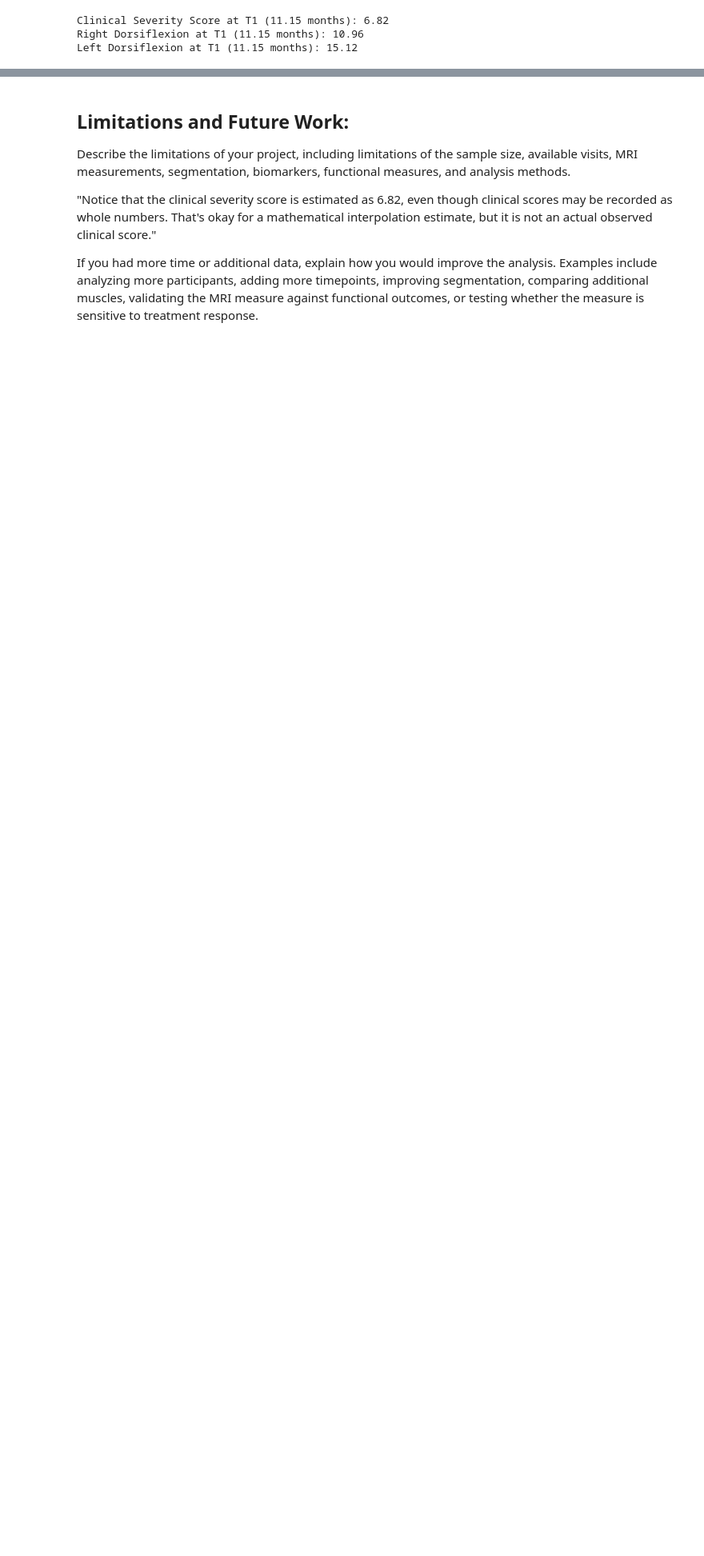
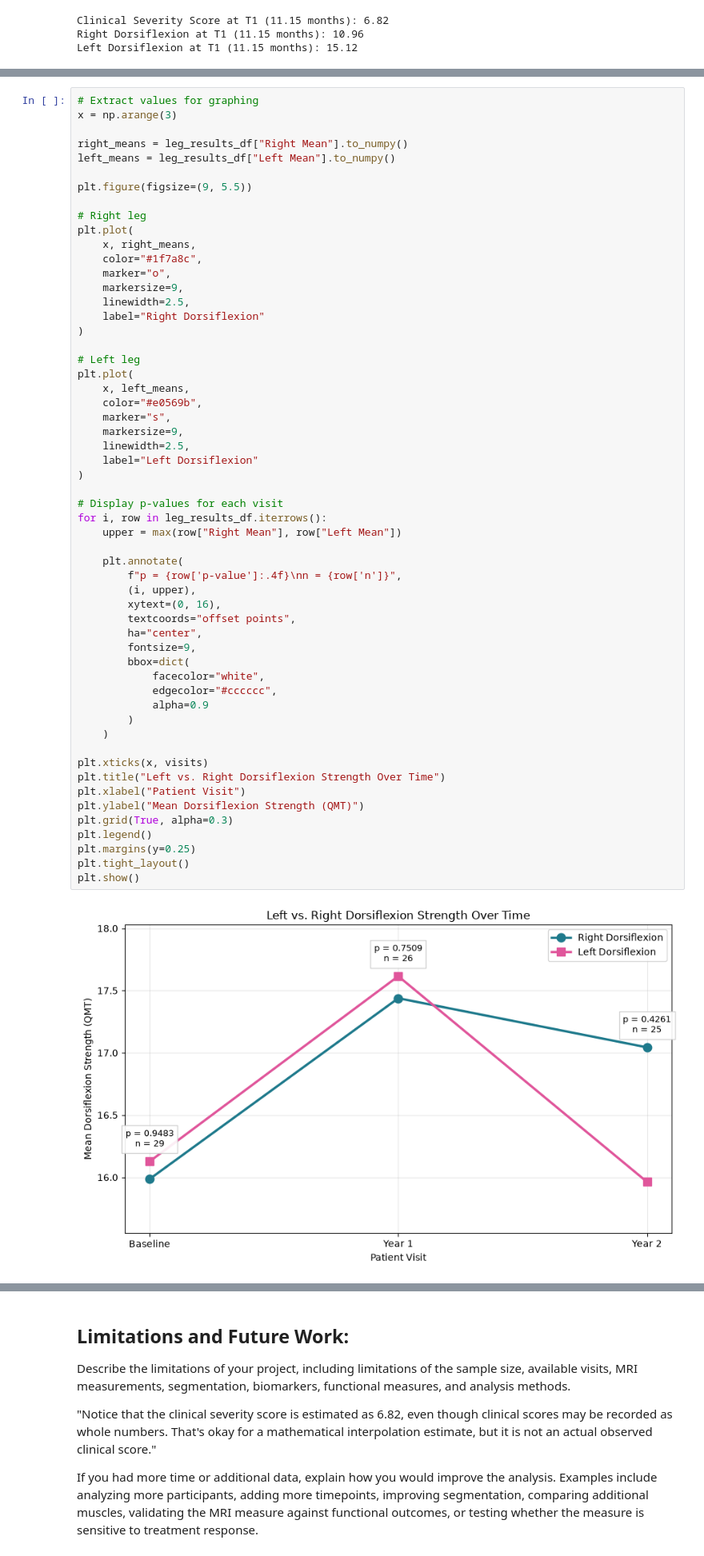
Before and after one commit to mabouassi2288/Module-2, a Jupyter notebook: FSHD_Module2_Project_Mona_Victor.ipynb, the cells around one changed output, grey strips where cells are left out. Shown at 80% size. Drawn from its saved outputs; the diff is of its cells as text; blank space fills up the shorter version.

```diff
--- a/FSHD_Module2_Project_Mona_Victor.ipynb
+++ b/FSHD_Module2_Project_Mona_Victor.ipynb
@@ -661,0 +1327,58 @@ We will apply this method separately to clinical severity scores, right dorsifle
+# %%
+# Extract values for graphing
+x = np.arange(3)
+
+right_means = leg_results_df["Right Mean"].to_numpy()
+left_means = leg_results_df["Left Mean"].to_numpy()
+
+plt.figure(figsize=(9, 5.5))
+
+# Right leg
+plt.plot(
+    x, right_means,
+    color="#1f7a8c",
+    marker="o",
+    markersize=9,
+    linewidth=2.5,
+    label="Right Dorsiflexion"
+)
+
+# Left leg
+plt.plot(
+    x, left_means,
+    color="#e0569b",
+    marker="s",
+    markersize=9,
+    linewidth=2.5,
+    label="Left Dorsiflexion"
+)
+
+# Display p-values for each visit
+for i, row in leg_results_df.iterrows():
+    upper = max(row["Right Mean"], row["Left Mean"])
+
+    plt.annotate(
+        f"p = {row['p-value']:.4f}\nn = {row['n']}",
+        (i, upper),
+        xytext=(0, 16),
+        textcoords="offset points",
+        ha="center",
+        fontsize=9,
+        bbox=dict(
+            facecolor="white",
+            edgecolor="#cccccc",
+            alpha=0.9
+        )
+    )
+
+plt.xticks(x, visits)
+plt.title("Left vs. Right Dorsiflexion Strength Over Time")
+plt.xlabel("Patient Visit")
+plt.ylabel("Mean Dorsiflexion Strength (QMT)")
+plt.grid(True, alpha=0.3)
+plt.legend()
+plt.margins(y=0.25)
+plt.tight_layout()
+plt.show()
+# %% [output]
+[figure, added]
```
Also changed, not shown: parts of 25 cells of this notebook, 2 other files.
